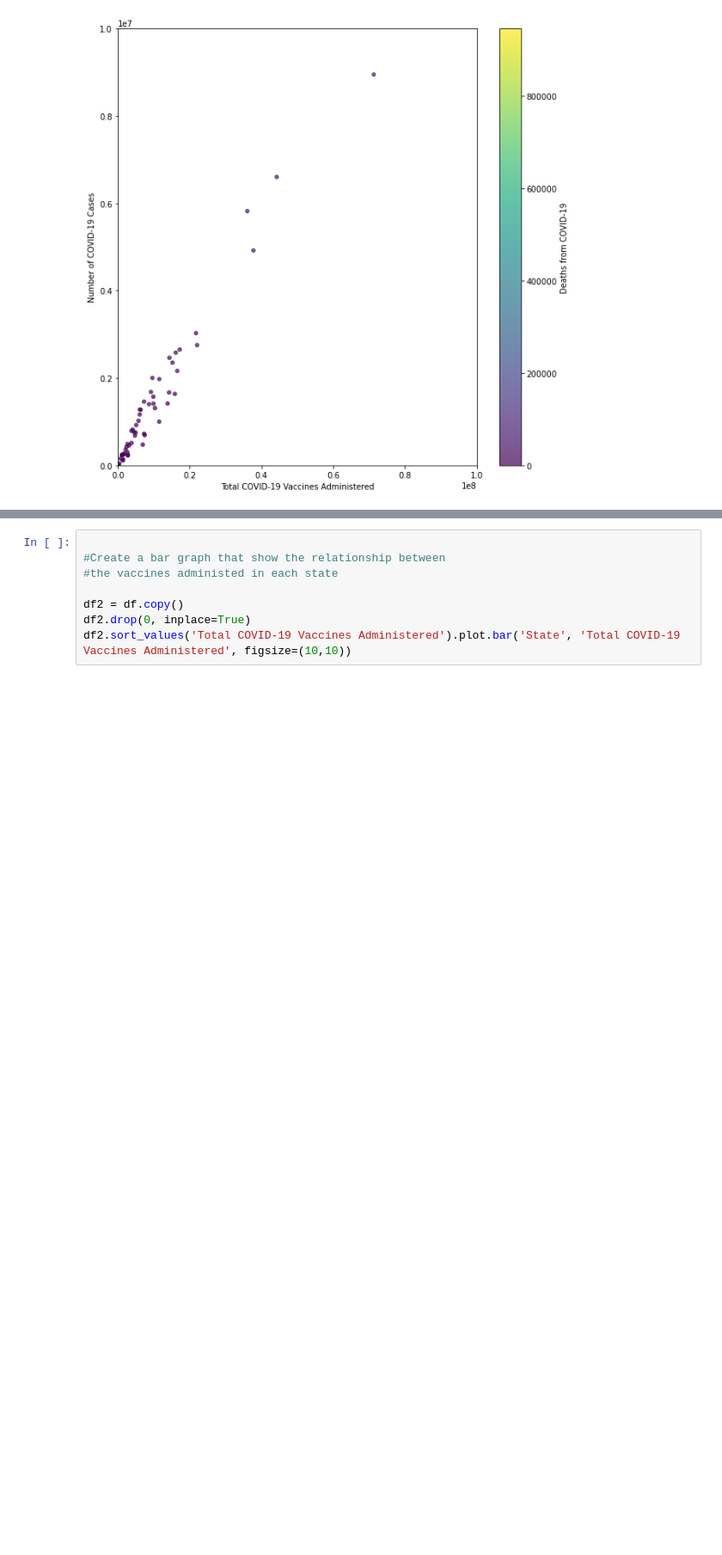
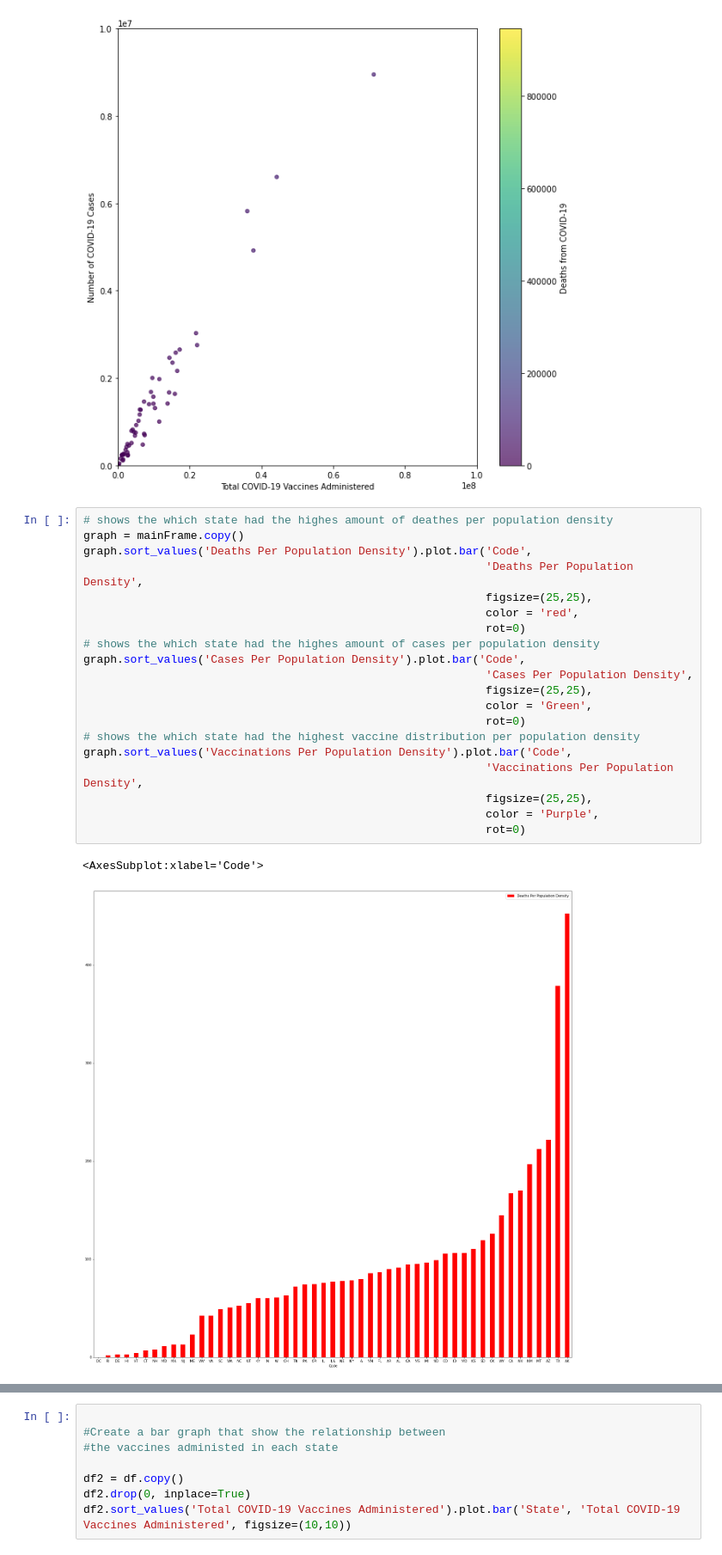
Before and after one commit to syao2017/Covid_Tracker, a Jupyter notebook: Team_Project_part_3.ipynb, the cells around one changed output, grey strips where cells are left out. Shown at 86% size. Saved outputs shown, nothing was run; the diff lists cells and outputs as text; blank space fills up the shorter version.

Commit message:
added bar graphs

```diff
--- a/Team_Project_part_3.ipynb
+++ b/Team_Project_part_3.ipynb
@@ -396,3 +396,26 @@ ax.set_ylim(0, 10000000)
 # %% [output]
 (0.0, 10000000.0)
 [figure]
+# %%
+# shows the which state had the highes amount of deathes per population density
+graph = mainFrame.copy()
+graph.sort_values('Deaths Per Population Density').plot.bar('Code',
+                                                            'Deaths Per Population Density',
+                                                            figsize=(25,25),
+                                                            color = 'red',
+                                                            rot=0)
+# shows the which state had the highes amount of cases per population density
+graph.sort_values('Cases Per Population Density').plot.bar('Code',
+                                                            'Cases Per Population Density',
+                                                            figsize=(25,25),
+                                                            color = 'Green',
+                                                            rot=0)
+# shows the which state had the highest vaccine distribution per population density
+graph.sort_values('Vaccinations Per Population Density').plot.bar('Code',
+                                                            'Vaccinations Per Population Density',
+                                                            figsize=(25,25),
+                                                            color = 'Purple',
+                                                            rot=0)
+# %% [output]
+<AxesSubplot:xlabel='Code'>
+[figure, added]
```
Also changed, not shown: parts of 1 cell of this notebook.
